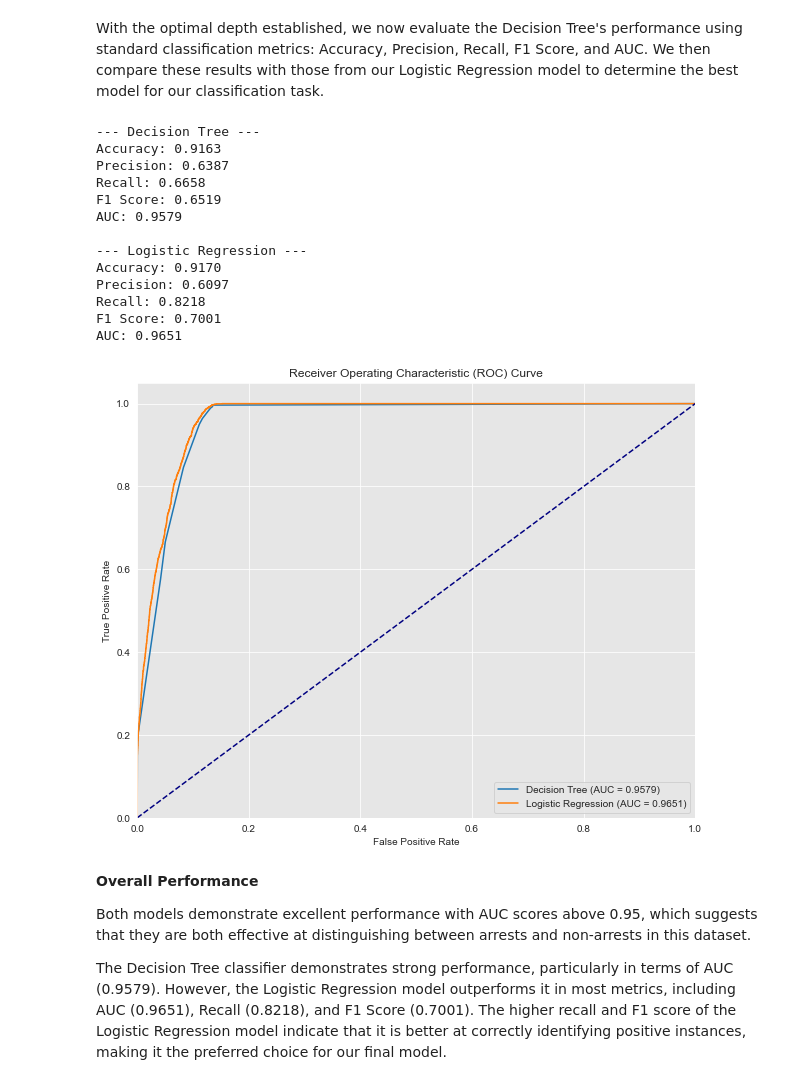
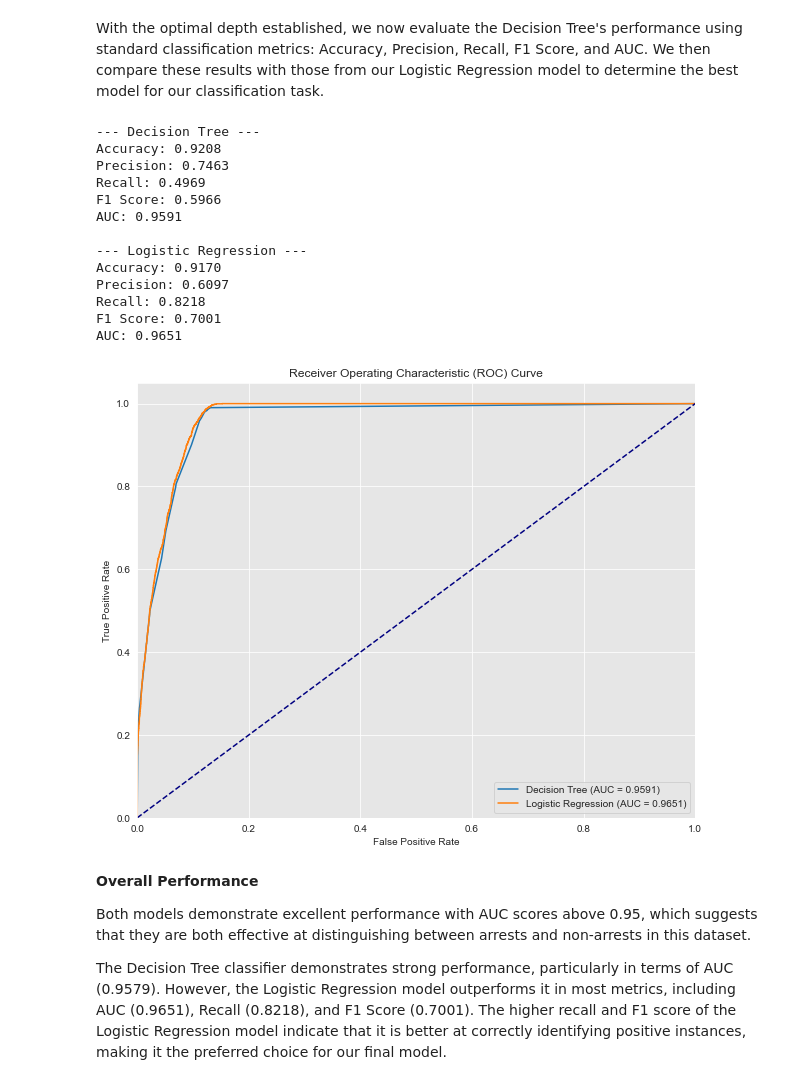
Before and after one commit to MMJGGR/Phase_3_Project, a Jupyter notebook: index.ipynb, the cells around one changed output. Saved outputs shown, nothing was run; the diff lists cells and outputs as text; code cells hidden in the pictures.

```diff
--- a/index.ipynb
+++ b/index.ipynb
@@ -1348,7 +1348,7 @@ from sklearn.model_selection import train_test_split
 # X_train, X_test, y_train, y_test are your train-test splits
 
 # Decision Tree Model
-dt = DecisionTreeClassifier(max_depth = 9, criterion='entropy', random_state=0)
+dt = DecisionTreeClassifier(max_depth = optimal_max_depth, criterion='entropy', random_state=0)
 dt.fit(X_train, y_train)
 y_pred_dt = dt.predict(X_test)
 y_pred_proba_dt = dt.predict_proba(X_test)[:, 1]
@@ -1368,39 +1368,39 @@ for model_name, preds in models.items():
     print(f'Recall: {recall_score(y_test, preds["y_pred"], average="binary"):.4f}')
     print(f'F1 Score: {f1_score(y_test, preds["y_pred"], average="binary"):.4f}')
     print(f'AUC: {roc_auc_score(y_test, preds["y_proba"]):.4f}')
     print()
 
 # ROC Curve Comparison
 import matplotlib.pyplot as plt
 
 plt.figure(figsize=(10, 8))
 for model_name, preds in models.items():
     fpr, tpr, _ = roc_curve(y_test, preds['y_proba'])
     plt.plot(fpr, tpr, label=f'{model_name} (AUC = {roc_auc_score(y_test, preds["y_proba"]):.4f})')
 
 plt.plot([0, 1], [0, 1], color='navy', linestyle='--')
 plt.xlim([0.0, 1.0])
 plt.ylim([0.0, 1.05])
 plt.xlabel('False Positive Rate')
 plt.ylabel('True Positive Rate')
 plt.title('Receiver Operating Characteristic (ROC) Curve')
 plt.legend(loc='lower right')
 plt.show()
 # %% [output]
 --- Decision Tree ---
-Accuracy: 0.9163
-Precision: 0.6387
-Recall: 0.6658
-F1 Score: 0.6519
-AUC: 0.9579
+Accuracy: 0.9208
+Precision: 0.7463
+Recall: 0.4969
+F1 Score: 0.5966
+AUC: 0.9591
 
 --- Logistic Regression ---
 Accuracy: 0.9170
 Precision: 0.6097
 Recall: 0.8218
 F1 Score: 0.7001
 AUC: 0.9651
-[figure, old version]
+[figure, new version]
 # %% [markdown]
 **Overall Performance**
 
```
